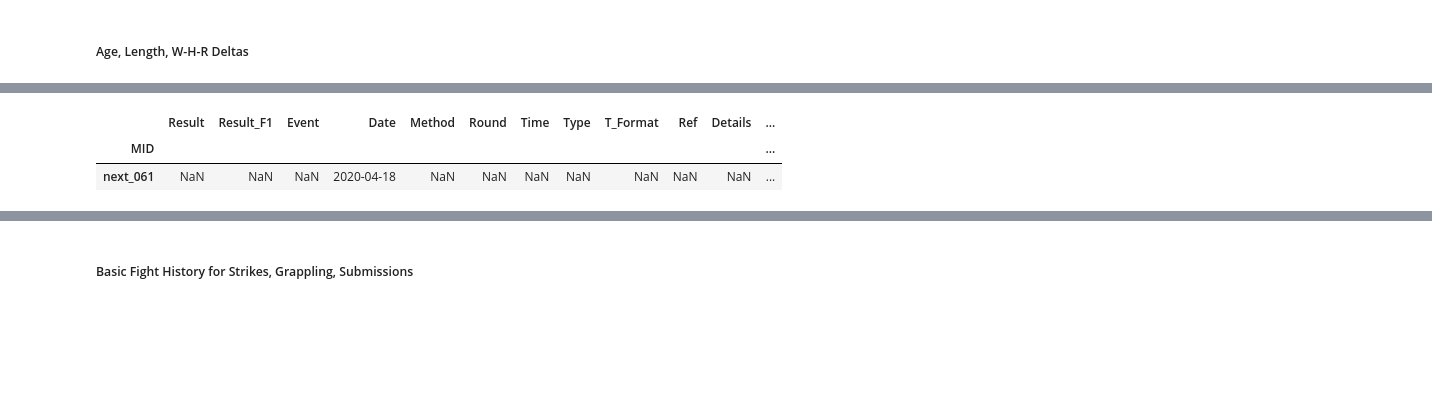
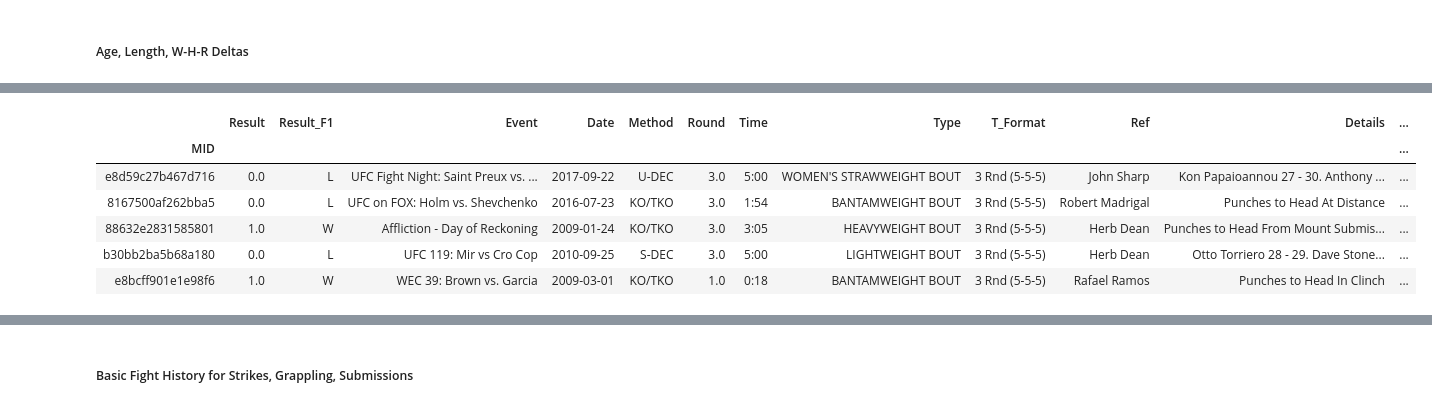
Before and after one commit to JasperLS/UFC_Fight_Predictions, a Jupyter notebook: preprocessing/ufc_preprocess.ipynb, the cells around one changed output, grey strips where cells are left out. Drawn from its saved outputs; the diff is of its cells as text; code cells hidden in the pictures; blank space fills up the shorter version.

```diff
--- a/preprocessing/ufc_preprocess.ipynb
+++ b/preprocessing/ufc_preprocess.ipynb
@@ -364,6 +471,10 @@ next_081
-# %%
-r.loc[['next_061']]
-# %% [output]
-|  | Result | Result_F1 | Event | Date | Method | Round | Time | Type | T_Format | Ref | Details | ... |
-| MID |  |  |  |  |  |  |  |  |  |  |  | ... |
-| next_061 | NaN | NaN | NaN | 2020-04-18 | NaN | NaN | NaN | NaN | NaN | NaN | NaN | ... |
+# %%
+r.sample(5)
+# %% [output]
+|  | Result | Result_F1 | Event | Date | Method | Round | Time | Type | T_Format | Ref | Details | ... |
+| MID |  |  |  |  |  |  |  |  |  |  |  | ... |
+| e8d59c27b467d716 | 0.0 | L | UFC Fight Night: Saint Preux vs. ... | 2017-09-22 | U-DEC | 3.0 | 5:00 | WOMEN'S STRAWWEIGHT BOUT | 3 Rnd (5-5-5) | John Sharp | Kon Papaioannou 27 - 30. Anthony ... | ... |
+| 8167500af262bba5 | 0.0 | L | UFC on FOX: Holm vs. Shevchenko | 2016-07-23 | KO/TKO | 3.0 | 1:54 | BANTAMWEIGHT BOUT | 3 Rnd (5-5-5) | Robert Madrigal | Punches to Head At Distance | ... |
+| 88632e2831585801 | 1.0 | W | Affliction - Day of Reckoning | 2009-01-24 | KO/TKO | 3.0 | 3:05 | HEAVYWEIGHT BOUT | 3 Rnd (5-5-5) | Herb Dean | Punches to Head From Mount Submis... | ... |
+| b30bb2ba5b68a180 | 0.0 | L | UFC 119: Mir vs Cro Cop | 2010-09-25 | S-DEC | 3.0 | 5:00 | LIGHTWEIGHT BOUT | 3 Rnd (5-5-5) | Herb Dean | Otto Torriero 28 - 29. Dave Stone... | ... |
+| e8bcff901e1e98f6 | 1.0 | W | WEC 39: Brown vs. Garcia | 2009-03-01 | KO/TKO | 1.0 | 0:18 | BANTAMWEIGHT BOUT | 3 Rnd (5-5-5) | Rafael Ramos | Punches to Head In Clinch | ... |
```
Also changed, not shown: parts of 30 cells of this notebook.
